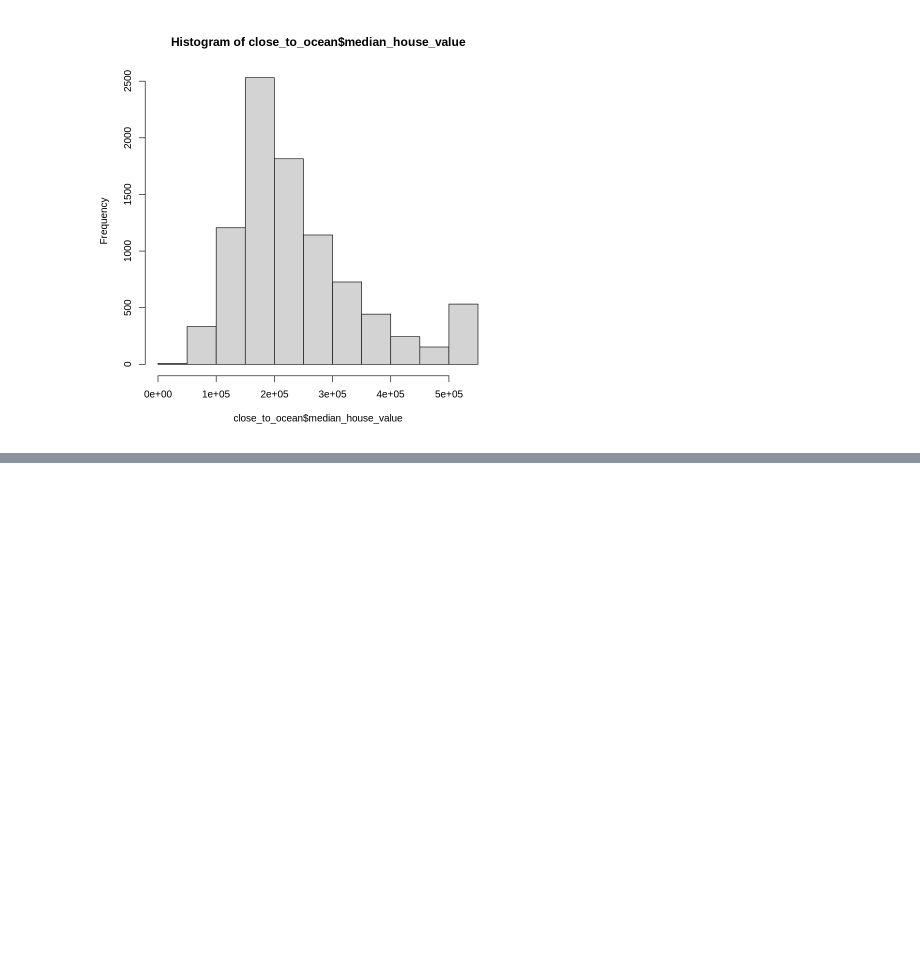
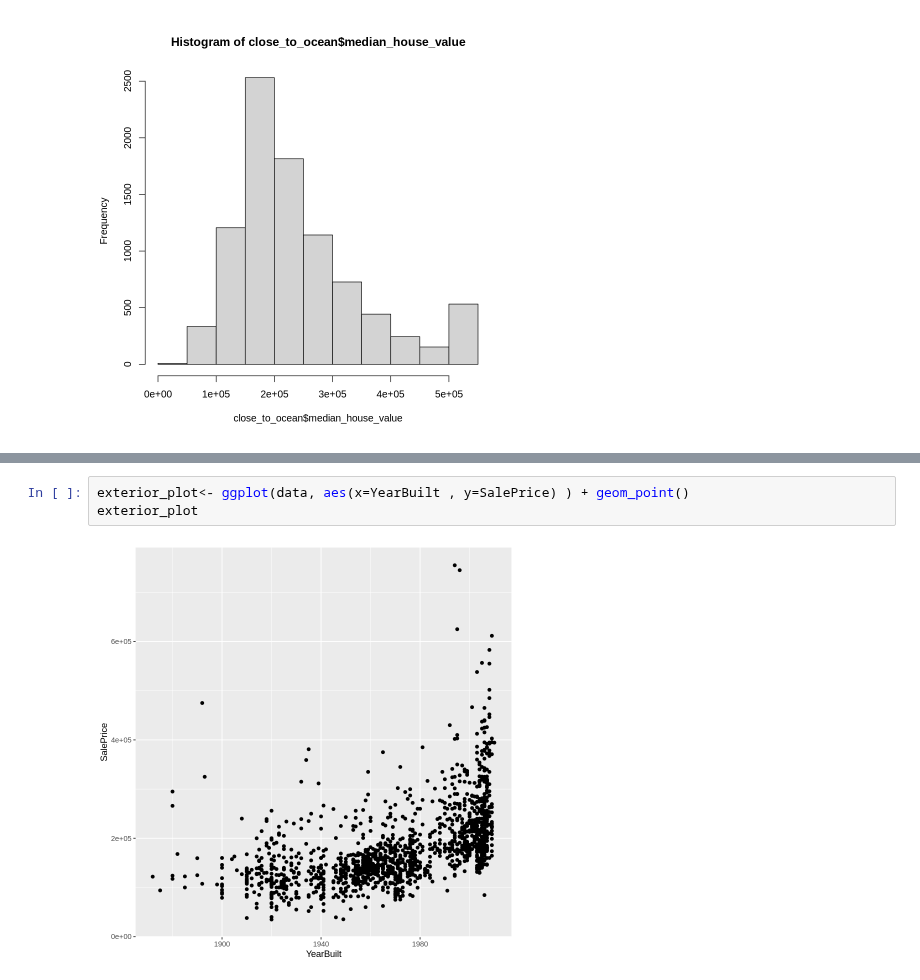
Before and after one commit to jerdavies/home-price-regression, a Jupyter notebook: marg_vs_divorce_viz.ipynb, the cells around one changed output, grey strips where cells are left out. Cells and saved outputs as stored; diff of their text form; blank space fills up the shorter version.

```diff
--- a/marg_vs_divorce_viz.ipynb
+++ b/marg_vs_divorce_viz.ipynb
@@ -82,0 +147,5 @@ attr(,"class")
+# %%
+exterior_plot<- ggplot(data, aes(x=YearBuilt , y=SalePrice) ) + geom_point()
+exterior_plot
+# %% [output]
+[figure, added]
```
Also changed, not shown: parts of 9 cells of this notebook.
